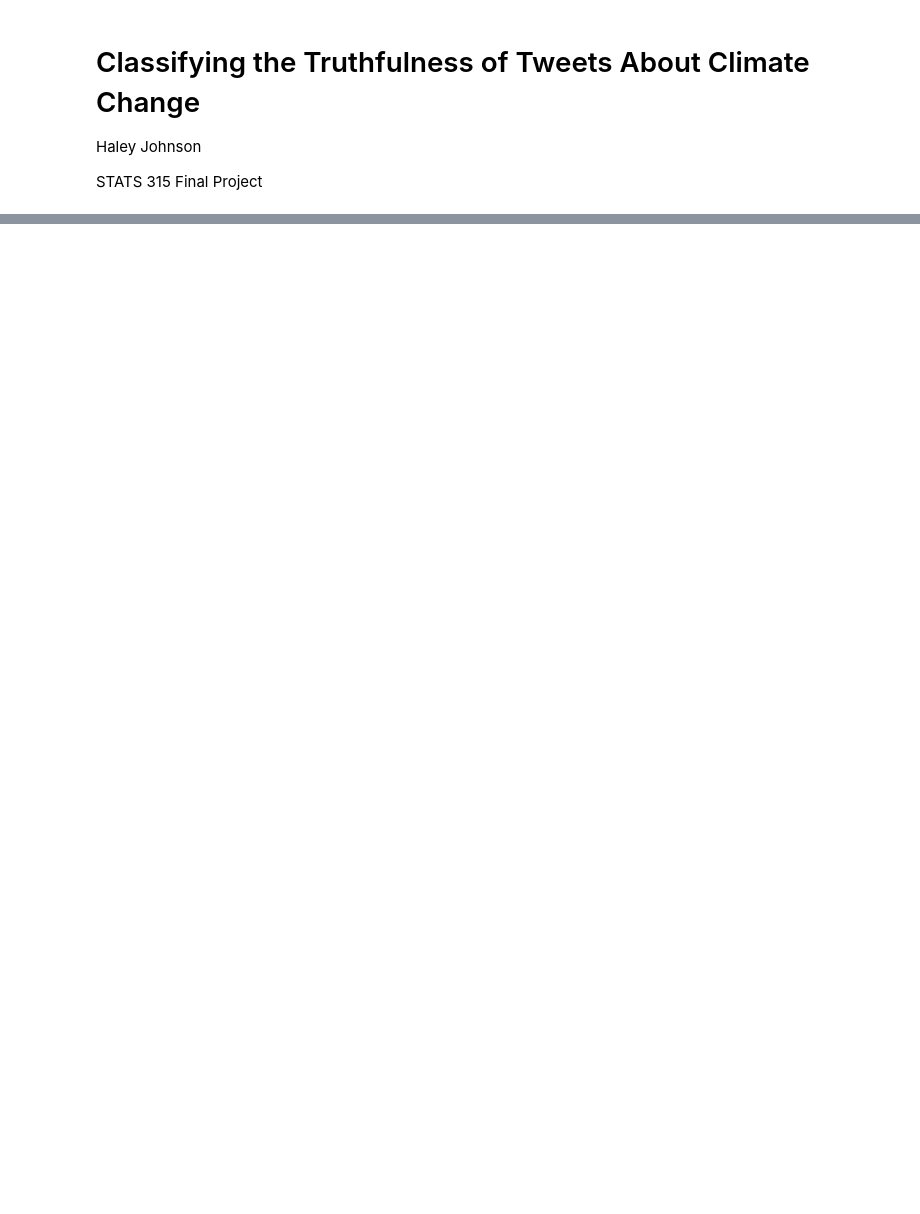
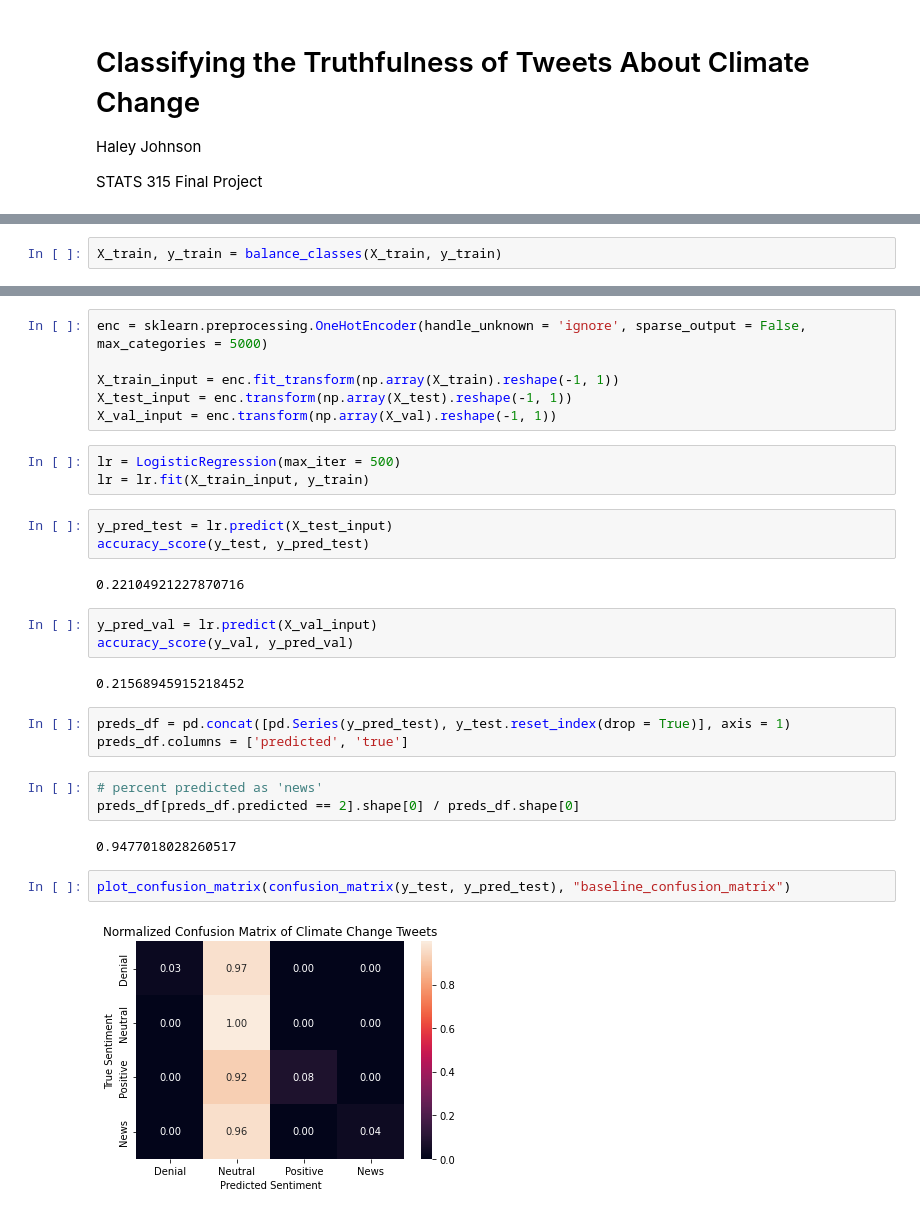
Before and after one commit to haleyej/stats_315_final_proj, a Jupyter notebook: final_project.ipynb, the cells around one changed output, grey strips where cells are left out. Drawn from its saved outputs; the diff is of its cells as text; blank space fills up the shorter version.

```diff
--- a/final_project.ipynb
+++ b/final_project.ipynb
@@ -47,0 +89,2 @@ 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
+# %%
+X_train, y_train = balance_classes(X_train, y_train)
@@ -47,0 +93,31 @@ 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
+# %%
+enc = sklearn.preprocessing.OneHotEncoder(handle_unknown = 'ignore', sparse_output = False, max_categories = 5000)
+
+X_train_input = enc.fit_transform(np.array(X_train).reshape(-1, 1))
+X_test_input = enc.transform(np.array(X_test).reshape(-1, 1))
+X_val_input = enc.transform(np.array(X_val).reshape(-1, 1))
+# %%
+lr = LogisticRegression(max_iter = 500)
+lr = lr.fit(X_train_input, y_train)
+# %%
+y_pred_test = lr.predict(X_test_input)
+accuracy_score(y_test, y_pred_test)
+# %% [output]
+0.22104921227870716
+# %%
+y_pred_val = lr.predict(X_val_input)
+accuracy_score(y_val, y_pred_val)
+# %% [output]
+0.21568945915218452
+# %%
+preds_df = pd.concat([pd.Series(y_pred_test), y_test.reset_index(drop = True)], axis = 1)
+preds_df.columns = ['predicted', 'true']
+# %%
+# percent predicted as 'news'
+preds_df[preds_df.predicted == 2].shape[0] / preds_df.shape[0]
+# %% [output]
+0.9477018028260517
+# %%
+plot_confusion_matrix(confusion_matrix(y_test, y_pred_test), "baseline_confusion_matrix")
+# %% [output]
+[figure, added]
```
Also changed, not shown: parts of 85 cells of this notebook, 1 other file.
